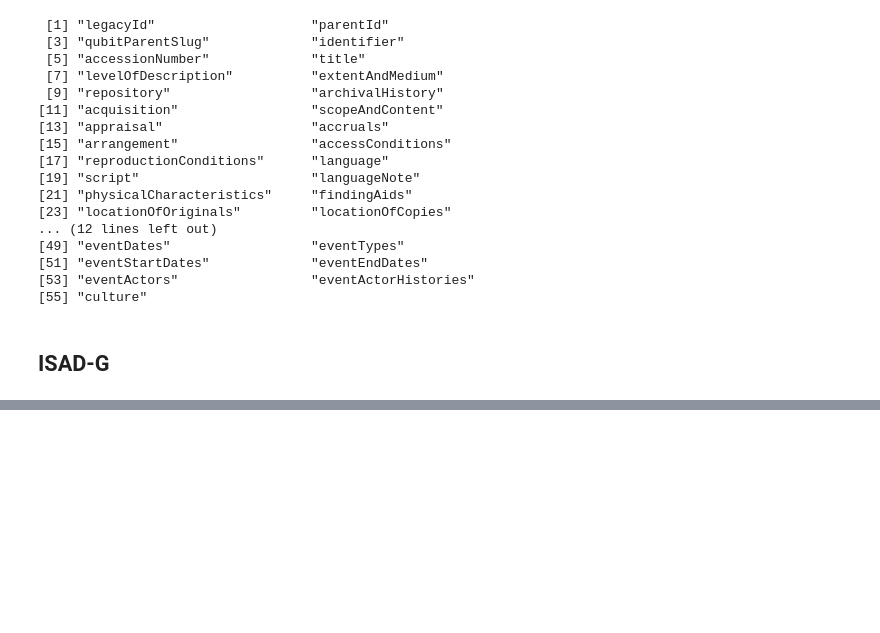
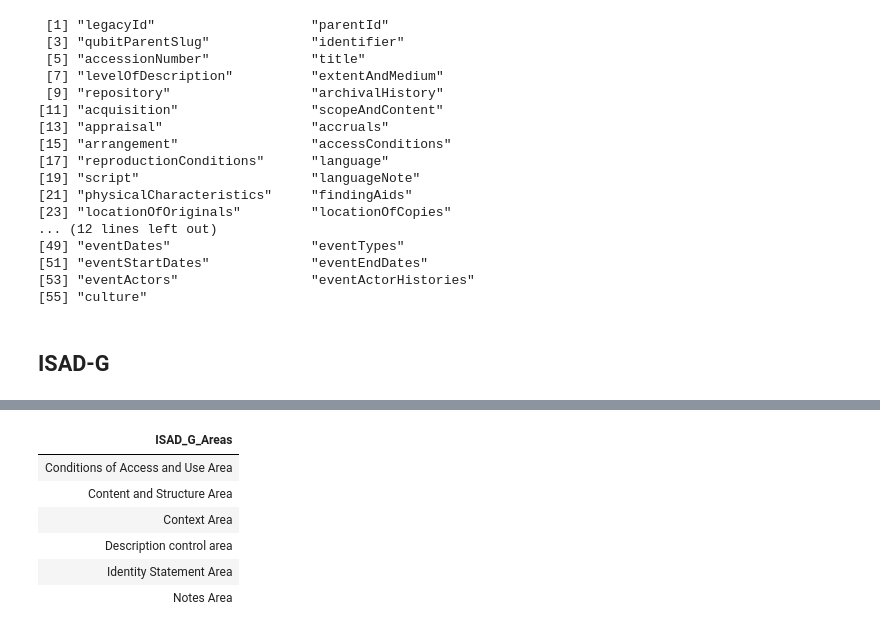
Before and after one commit to stephen-rowan/Jupyter_Notebooks, a Jupyter notebook: ISAD-G/ISAD-G Analysis.ipynb, the cells around one changed output, grey strips where cells are left out. Drawn from its saved outputs; the diff is of its cells as text; code cells hidden in the pictures; blank space fills up the shorter version.

```diff
--- a/ISAD-G/ISAD-G Analysis.ipynb
+++ b/ISAD-G/ISAD-G Analysis.ipynb
@@ -142,0 +109,12 @@ ISAD_G_Context_Area
+# %%
+ISAD_G_Areas = aggregate(ISAD_G$ISAD_G_Area, by=list(ISAD_G_Areas = ISAD_G$ISAD_G_Area), FUN=length)[1]
+# %%
+ISAD_G_Areas
+# %% [output]
+| ISAD_G_Areas |
+| Conditions of Access and Use Area |
+| Content and Structure Area |
+| Context Area |
+| Description control area |
+| Identity Statement Area |
+| Notes Area |
```
Also changed, not shown: parts of 17 cells of this notebook, 1 other file.
